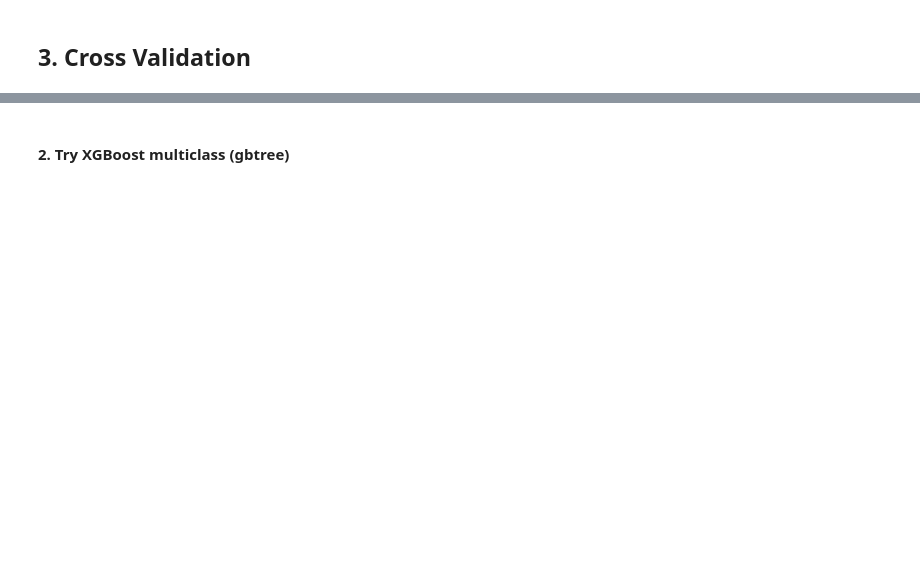
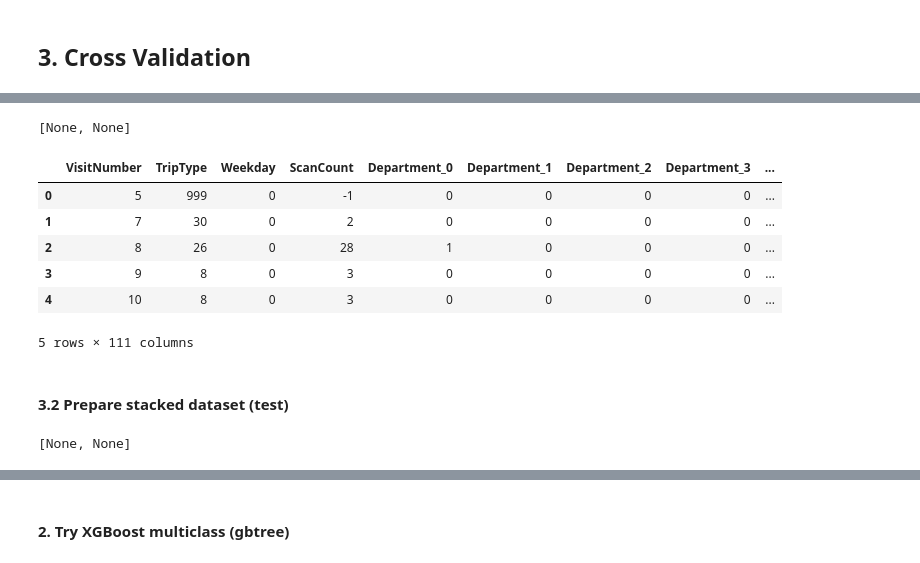
Before and after one commit to sergeyshilin/kaggle, a Jupyter notebook: walmart/Walmart.ipynb, the cells around one changed output, grey strips where cells are left out. Saved outputs shown, nothing was run; the diff lists cells and outputs as text; code cells hidden in the pictures; blank space fills up the shorter version.

Commit message:
walmart dummies with fineline

```diff
--- a/walmart/Walmart.ipynb
+++ b/walmart/Walmart.ipynb
@@ -265,0 +378,27 @@ predictionLR = lr.predict_proba(xcv)
+# %%
+train_stacked_columns = list(train_stacked_builded.columns)
+[train_stacked_columns.remove(c) for c in ['Upc', 'FinelineNumber']]
+# %% [output]
+[None, None]
+# %%
+train_stacked_grouped = train_stacked_builded[train_stacked_columns].groupby(['VisitNumber', 'TripType','Weekday']).sum().reset_index()
+# %%
+for i in range(len(train.TripType.unique())):
+    train_stacked_columns.append('Prediction_' + str(i))
+
+for column in train_stacked_columns[-38:]:
+    train_stacked_grouped[column] = 0
+# %%
+train_stacked_grouped[train_stacked_columns[-38:]] = predictionLR_train
+# %%
+train_stacked_grouped[:5]
+# %% [output]
+|  | VisitNumber | TripType | Weekday | ScanCount | Department_0 | Department_1 | Department_2 | Department_3 | ... |
+| 0 | 5 | 999 | 0 | -1 | 0 | 0 | 0 | 0 | ... |
+| 1 | 7 | 30 | 0 | 2 | 0 | 0 | 0 | 0 | ... |
+| 2 | 8 | 26 | 0 | 28 | 1 | 0 | 0 | 0 | ... |
+| 3 | 9 | 8 | 0 | 3 | 0 | 0 | 0 | 0 | ... |
+| 4 | 10 | 8 | 0 | 3 | 0 | 0 | 0 | 0 | ... |
+5 rows × 111 columns
+# %% [markdown]
+#### 3.2 Prepare stacked dataset (test)
@@ -265,0 +407,5 @@ predictionLR = lr.predict_proba(xcv)
+# %%
+test_stacked_columns = list(test_stacked_builded.columns)
+[test_stacked_columns.remove(c) for c in ['Upc', 'FinelineNumber']]
+# %% [output]
+[None, None]
```
Also changed, not shown: parts of 103 cells of this notebook, 4 other files.
